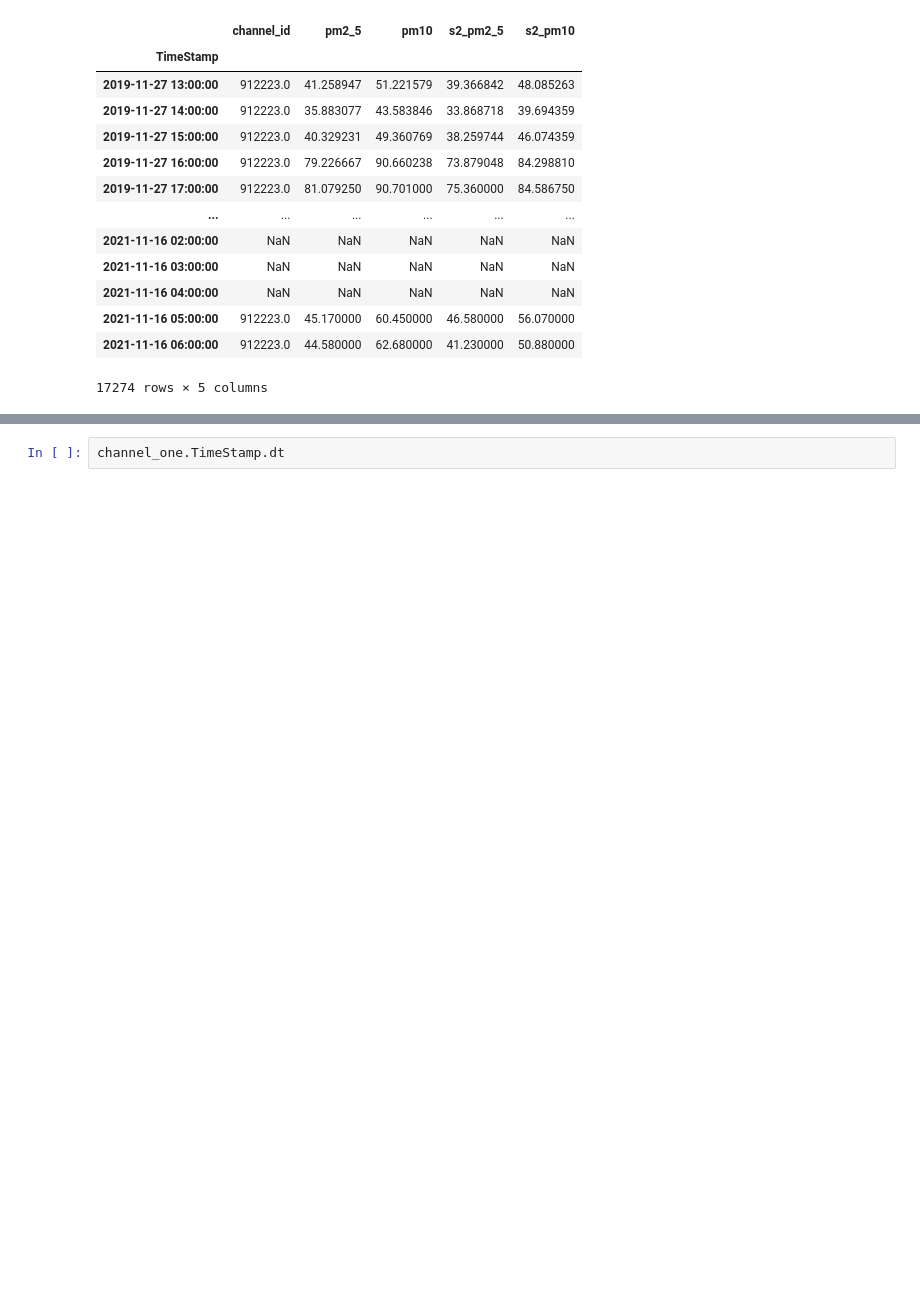
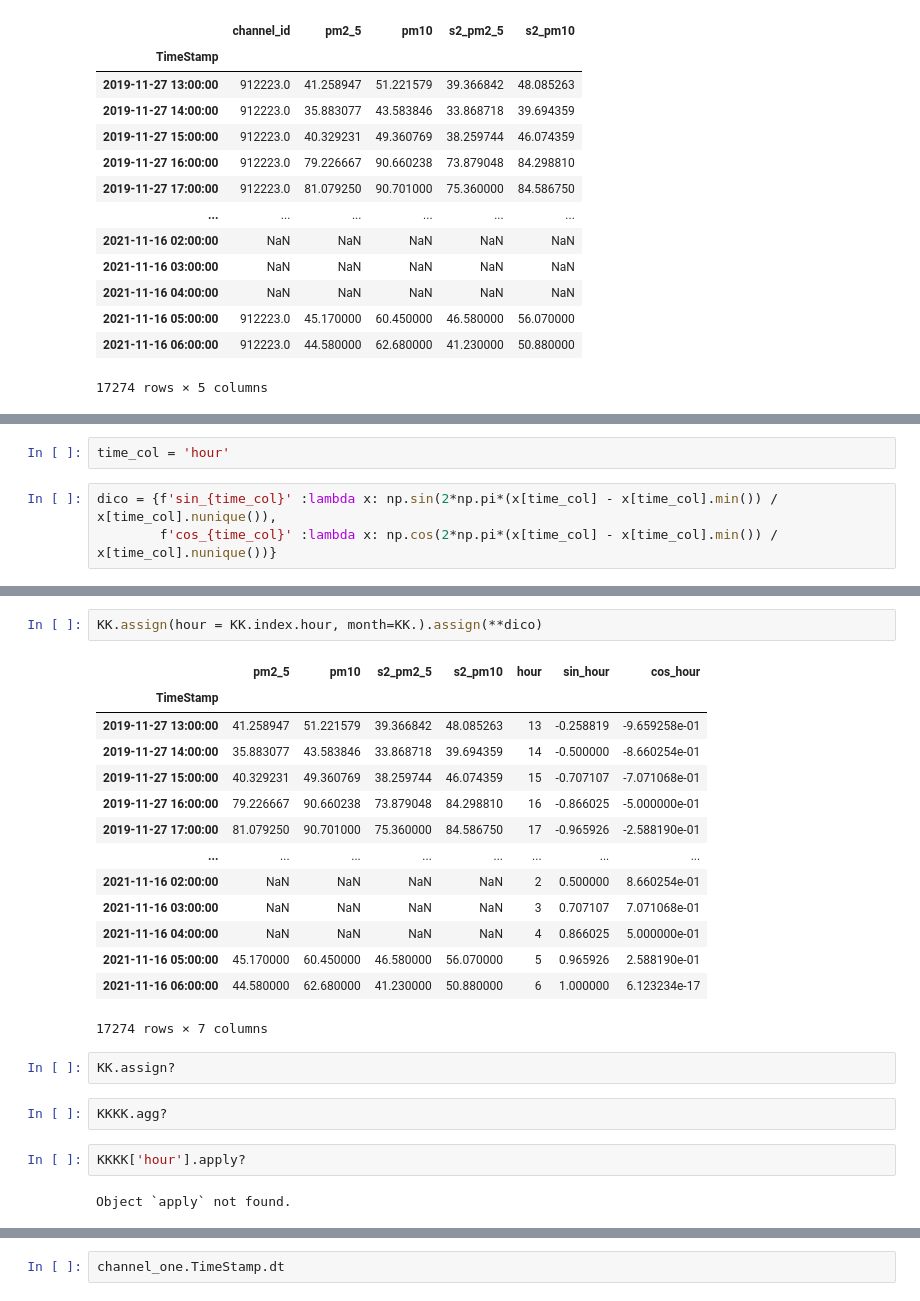
Before and after one commit to uman95/AirQo_assignment, a Jupyter notebook: AirQo.ipynb, the cells around one changed output, grey strips where cells are left out. Drawn from its saved outputs; the diff is of its cells as text; blank space fills up the shorter version.

```diff
--- a/AirQo.ipynb
+++ b/AirQo.ipynb
@@ -171,0 +377,5 @@ channel_one.groupby(pd.Grouper(key='TimeStamp', freq='1H')).mean()
+# %%
+time_col = 'hour'
+# %%
+dico = {f'sin_{time_col}' :lambda x: np.sin(2*np.pi*(x[time_col] - x[time_col].min()) / x[time_col].nunique()),
+        f'cos_{time_col}' :lambda x: np.cos(2*np.pi*(x[time_col] - x[time_col].min()) / x[time_col].nunique())}
@@ -171,0 +386,25 @@ channel_one.groupby(pd.Grouper(key='TimeStamp', freq='1H')).mean()
+# %%
+KK.assign(hour = KK.index.hour, month=KK.).assign(**dico)
+# %% [output]
+|  | pm2_5 | pm10 | s2_pm2_5 | s2_pm10 | hour | sin_hour | cos_hour |
+| TimeStamp |  |  |  |  |  |  |  |
+| 2019-11-27 13:00:00 | 41.258947 | 51.221579 | 39.366842 | 48.085263 | 13 | -0.258819 | -9.659258e-01 |
+| 2019-11-27 14:00:00 | 35.883077 | 43.583846 | 33.868718 | 39.694359 | 14 | -0.500000 | -8.660254e-01 |
+| 2019-11-27 15:00:00 | 40.329231 | 49.360769 | 38.259744 | 46.074359 | 15 | -0.707107 | -7.071068e-01 |
+| 2019-11-27 16:00:00 | 79.226667 | 90.660238 | 73.879048 | 84.298810 | 16 | -0.866025 | -5.000000e-01 |
+| 2019-11-27 17:00:00 | 81.079250 | 90.701000 | 75.360000 | 84.586750 | 17 | -0.965926 | -2.588190e-01 |
+| ... | ... | ... | ... | ... | ... | ... | ... |
+| 2021-11-16 02:00:00 | NaN | NaN | NaN | NaN | 2 | 0.500000 | 8.660254e-01 |
+| 2021-11-16 03:00:00 | NaN | NaN | NaN | NaN | 3 | 0.707107 | 7.071068e-01 |
+| 2021-11-16 04:00:00 | NaN | NaN | NaN | NaN | 4 | 0.866025 | 5.000000e-01 |
+| 2021-11-16 05:00:00 | 45.170000 | 60.450000 | 46.580000 | 56.070000 | 5 | 0.965926 | 2.588190e-01 |
+| 2021-11-16 06:00:00 | 44.580000 | 62.680000 | 41.230000 | 50.880000 | 6 | 1.000000 | 6.123234e-17 |
+17274 rows × 7 columns
+# %%
+KK.assign?
+# %%
+KKKK.agg?
+# %%
+KKKK['hour'].apply?
+# %% [output]
+Object `apply` not found.
```
Also changed, not shown: parts of 45 cells of this notebook, 17 other files.
